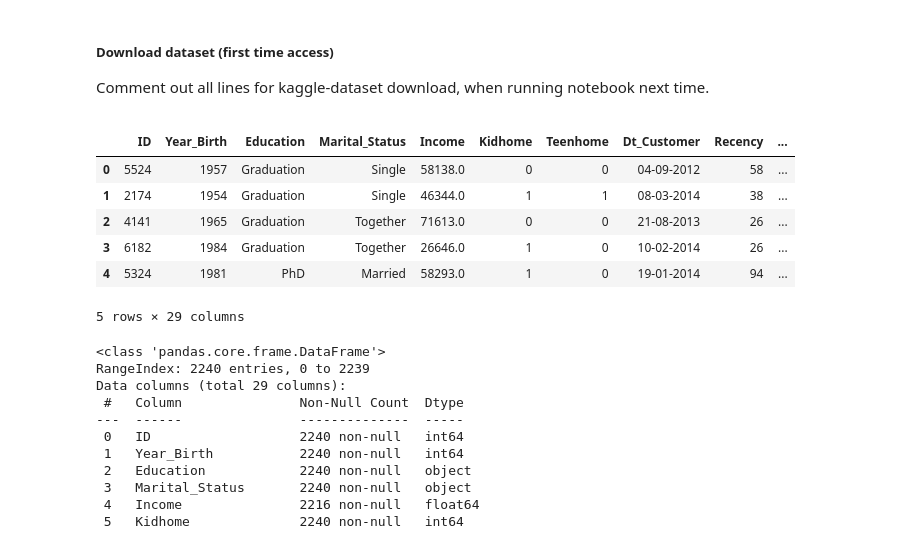
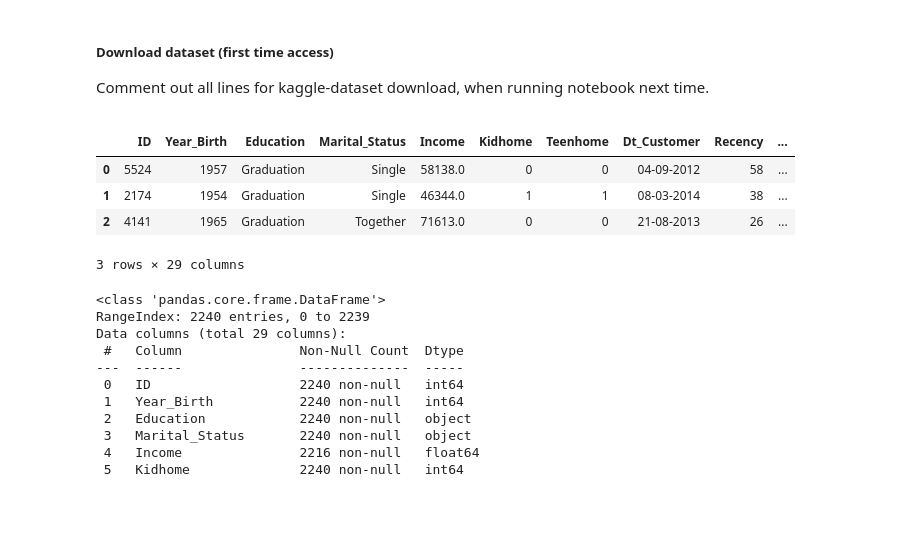
Before and after one commit to Cshefali/Data-Analysis-And-Viz-Python, a Jupyter notebook: customer_segmentation_project1/p1_customer_segmentation.ipynb, the cells around one changed output. Drawn from its saved outputs; the diff is of its cells as text; code cells hidden in the pictures; blank space fills up the shorter version.

```diff
--- a/customer_segmentation_project1/p1_customer_segmentation.ipynb
+++ b/customer_segmentation_project1/p1_customer_segmentation.ipynb
@@ -35,15 +35,13 @@ from sklearn.cluster import KMeans
 #read the tab-separated file
 data = pd.read_csv('data/marketing_campaign.csv', sep="\t")
 # %%
-data.head(5)
+data.head(3)
 # %% [output]
 |  | ID | Year_Birth | Education | Marital_Status | Income | Kidhome | Teenhome | Dt_Customer | Recency | ... |
 | 0 | 5524 | 1957 | Graduation | Single | 58138.0 | 0 | 0 | 04-09-2012 | 58 | ... |
 | 1 | 2174 | 1954 | Graduation | Single | 46344.0 | 1 | 1 | 08-03-2014 | 38 | ... |
 | 2 | 4141 | 1965 | Graduation | Together | 71613.0 | 0 | 0 | 21-08-2013 | 26 | ... |
-| 3 | 6182 | 1984 | Graduation | Together | 26646.0 | 1 | 0 | 10-02-2014 | 26 | ... |
-| 4 | 5324 | 1981 | PhD | Married | 58293.0 | 1 | 0 | 19-01-2014 | 94 | ... |
-5 rows × 29 columns
+3 rows × 29 columns
 # %%
 #basic info
 data.info()
```
Also changed, not shown: parts of 3 cells of this notebook.
